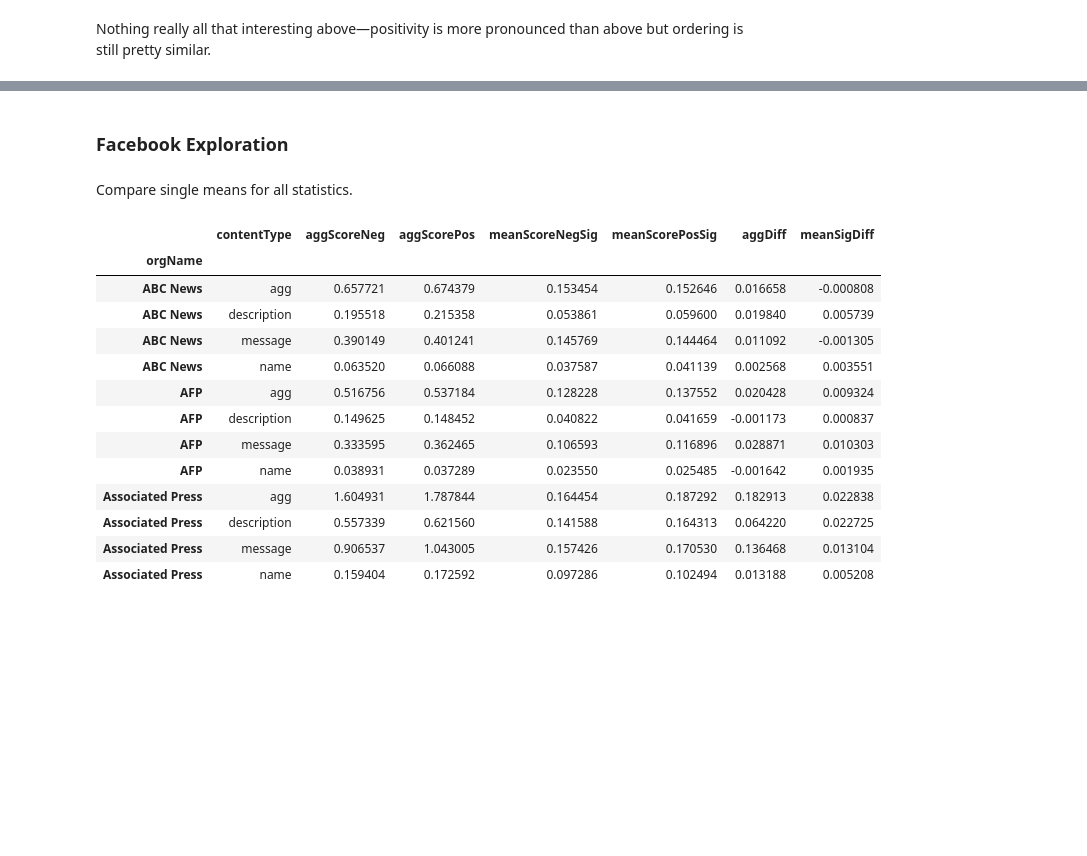
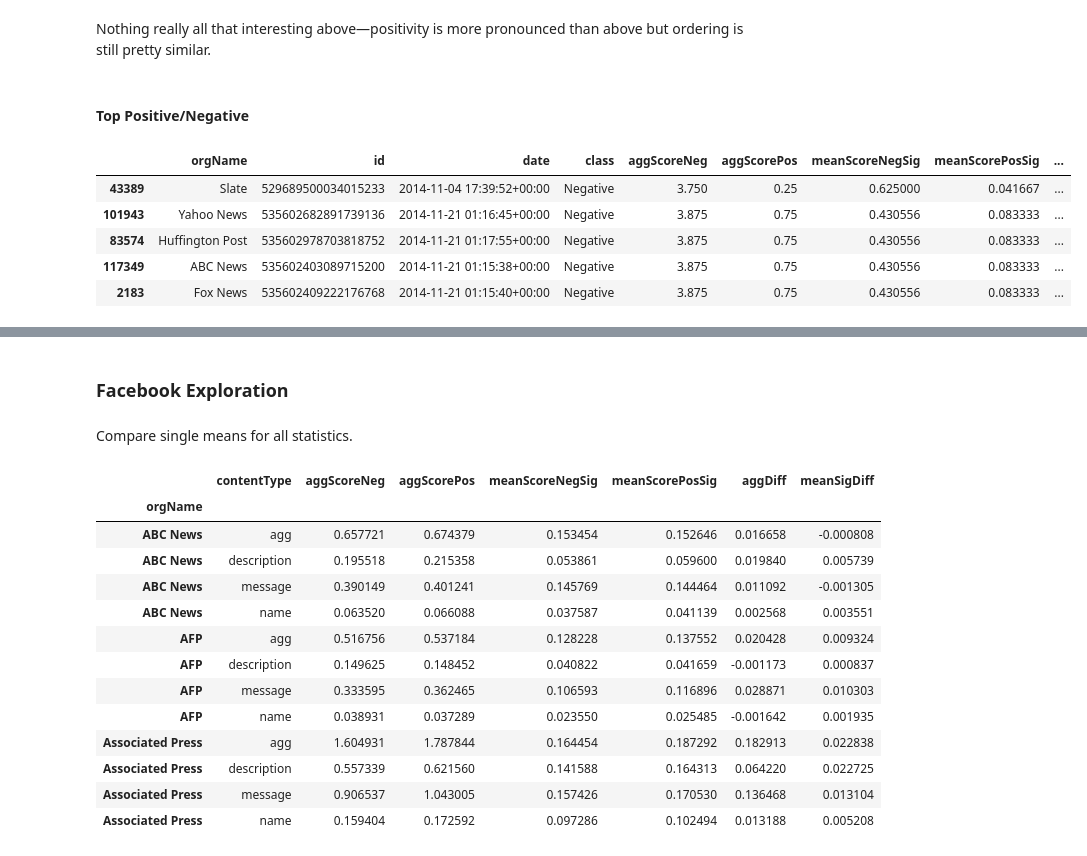
Before and after one commit to micahlanier/social-news, a Jupyter notebook: src/sentiment/sentimentExploration.ipynb, the cells around one changed output, grey strips where cells are left out. Cells and saved outputs as stored; diff of their text form; code cells hidden in the pictures; blank space fills up the shorter version.

```diff
--- a/src/sentiment/sentimentExploration.ipynb
+++ b/src/sentiment/sentimentExploration.ipynb
@@ -252,2 +255,13 @@ pass
 # %% [markdown]
 Nothing really all that interesting above—positivity is more pronounced than above but ordering is still pretty similar.
+# %% [markdown]
+#### Top Positive/Negative
+# %%
+tweetSentiments.sort(columns=['netPos']).head(n=5)
+# %% [output]
+|  | orgName | id | date | class | aggScoreNeg | aggScorePos | meanScoreNegSig | meanScorePosSig | ... |
+| 43389 | Slate | 529689500034015233 | 2014-11-04 17:39:52+00:00 | Negative | 3.750 | 0.25 | 0.625000 | 0.041667 | ... |
+| 101943 | Yahoo News | 535602682891739136 | 2014-11-21 01:16:45+00:00 | Negative | 3.875 | 0.75 | 0.430556 | 0.083333 | ... |
+| 83574 | Huffington Post | 535602978703818752 | 2014-11-21 01:17:55+00:00 | Negative | 3.875 | 0.75 | 0.430556 | 0.083333 | ... |
+| 117349 | ABC News | 535602403089715200 | 2014-11-21 01:15:38+00:00 | Negative | 3.875 | 0.75 | 0.430556 | 0.083333 | ... |
+| 2183 | Fox News | 535602409222176768 | 2014-11-21 01:15:40+00:00 | Negative | 3.875 | 0.75 | 0.430556 | 0.083333 | ... |
```
Also changed, not shown: parts of 5 cells of this notebook.
